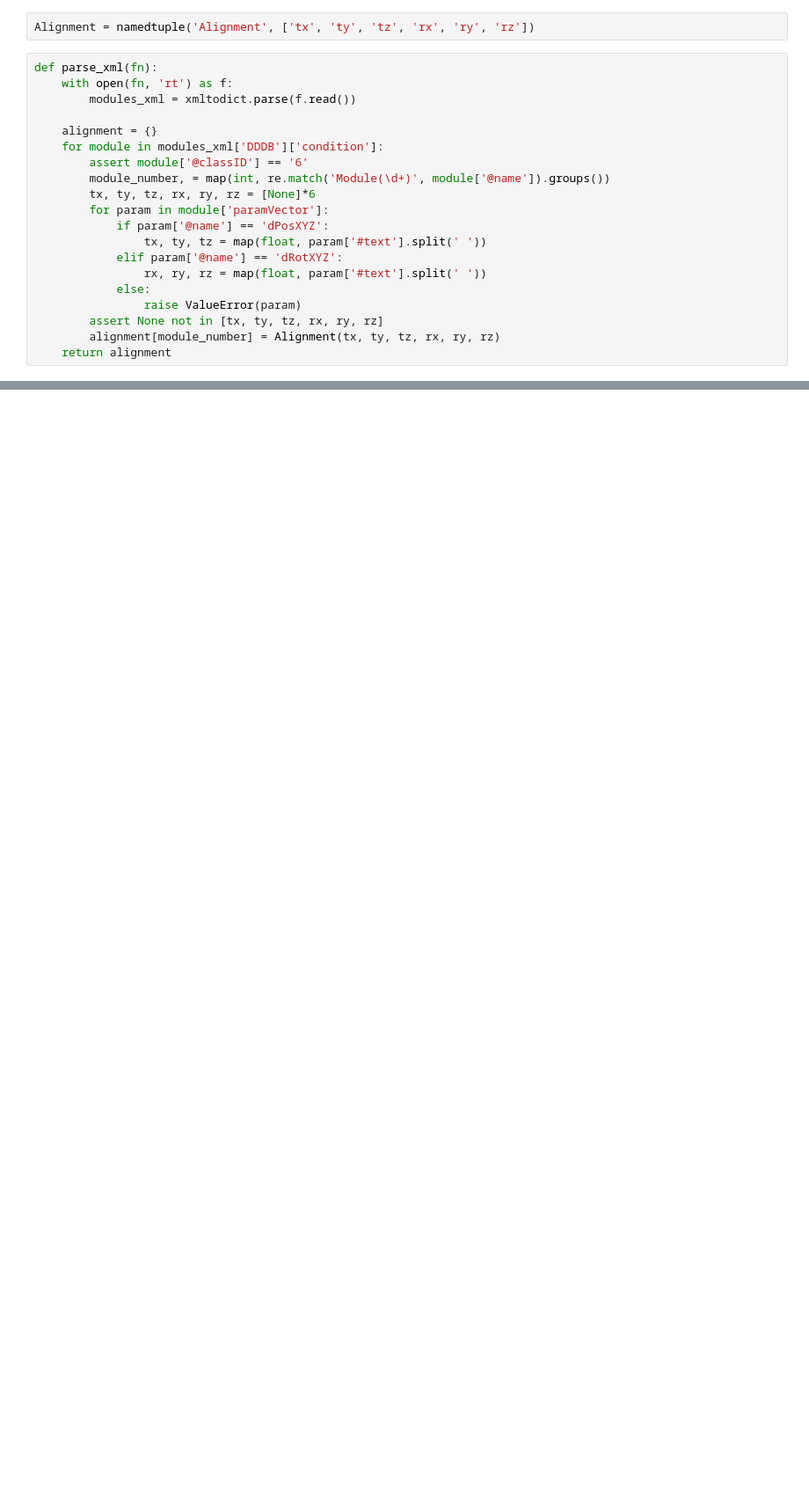
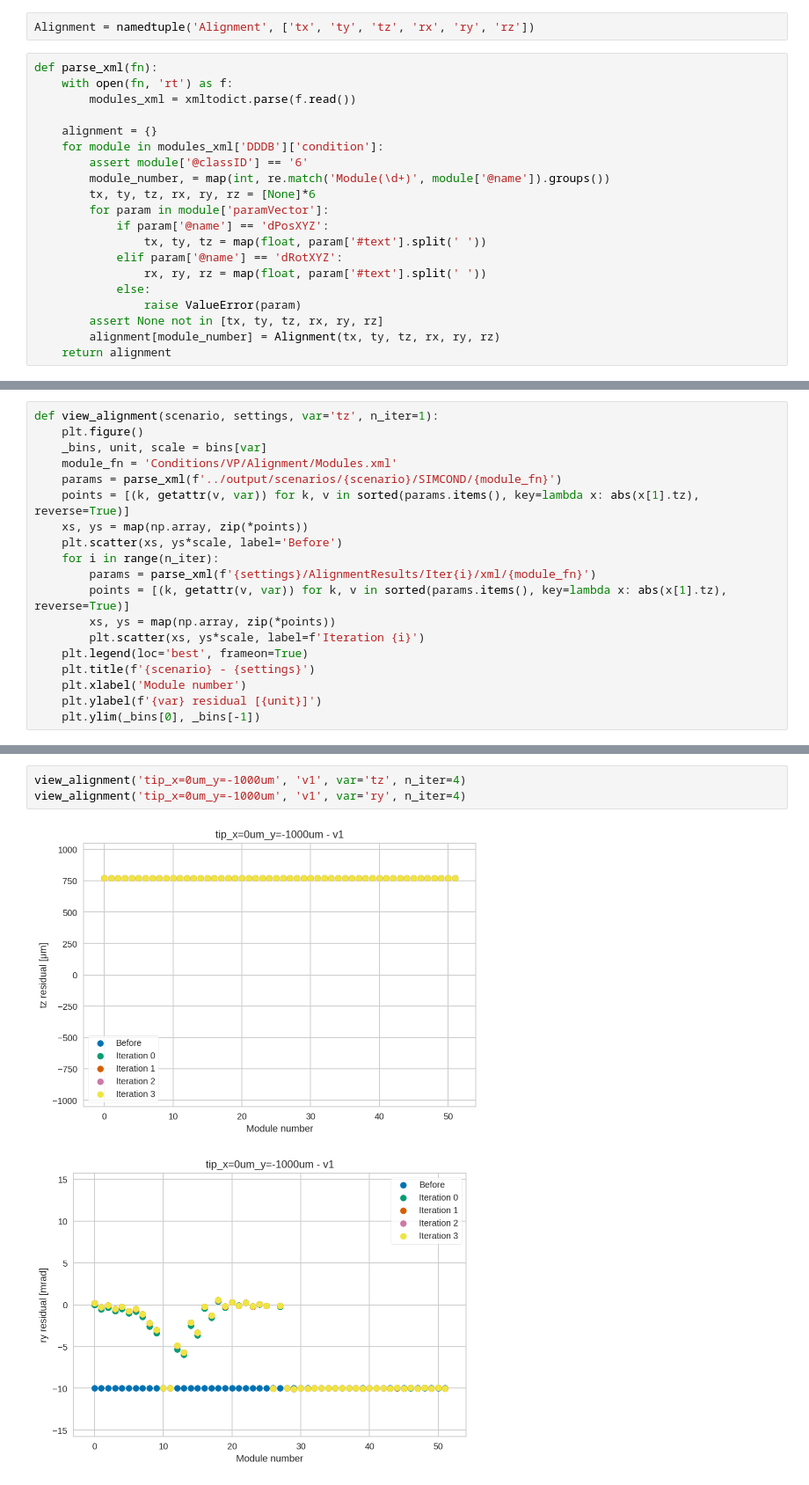
Before and after one commit to chrisburr/lhcb-velopix-studies, a Jupyter notebook: hybrid-distortions/try_aligning/Alignment results.ipynb, the cells around one changed output, grey strips where cells are left out. Shown at 88% size. Saved outputs shown, nothing was run; the diff lists cells and outputs as text; blank space fills up the shorter version.

```diff
--- a/hybrid-distortions/try_aligning/Alignment results.ipynb
+++ b/hybrid-distortions/try_aligning/Alignment results.ipynb
@@ -34,2 +59,21 @@ def parse_xml(fn):
+# %%
+def view_alignment(scenario, settings, var='tz', n_iter=1):
+    plt.figure()
+    _bins, unit, scale = bins[var]
+    module_fn = 'Conditions/VP/Alignment/Modules.xml'
+    params = parse_xml(f'../output/scenarios/{scenario}/SIMCOND/{module_fn}')
+    points = [(k, getattr(v, var)) for k, v in sorted(params.items(), key=lambda x: abs(x[1].tz), reverse=True)]
+    xs, ys = map(np.array, zip(*points))
+    plt.scatter(xs, ys*scale, label='Before')
+    for i in range(n_iter):
+        params = parse_xml(f'{settings}/AlignmentResults/Iter{i}/xml/{module_fn}')
+        points = [(k, getattr(v, var)) for k, v in sorted(params.items(), key=lambda x: abs(x[1].tz), reverse=True)]
+        xs, ys = map(np.array, zip(*points))
+        plt.scatter(xs, ys*scale, label=f'Iteration {i}')
+    plt.legend(loc='best', frameon=True)
+    plt.title(f'{scenario} - {settings}')
+    plt.xlabel('Module number')
+    plt.ylabel(f'{var} residual [{unit}]')
+    plt.ylim(_bins[0], _bins[-1])
 # %%
 bins = {
@@ -62,0 +89,6 @@ def plot(scenario):
+# %%
+view_alignment('tip_x=0um_y=-1000um', 'v1', var='tz', n_iter=4)
+view_alignment('tip_x=0um_y=-1000um', 'v1', var='ry', n_iter=4)
+# %% [output]
+[figure, added]
+[figure, added]
```
Also changed, not shown: parts of 15 cells of this notebook.
